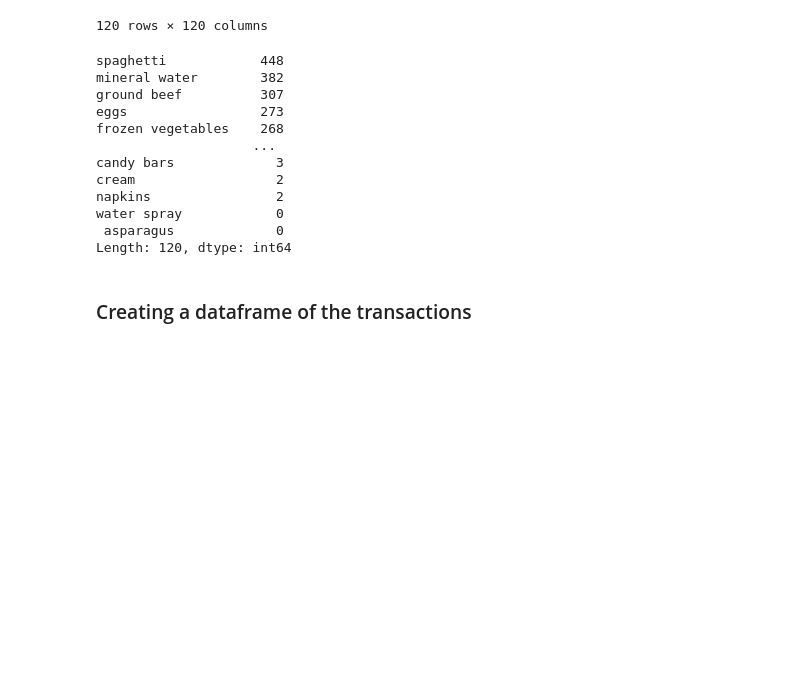
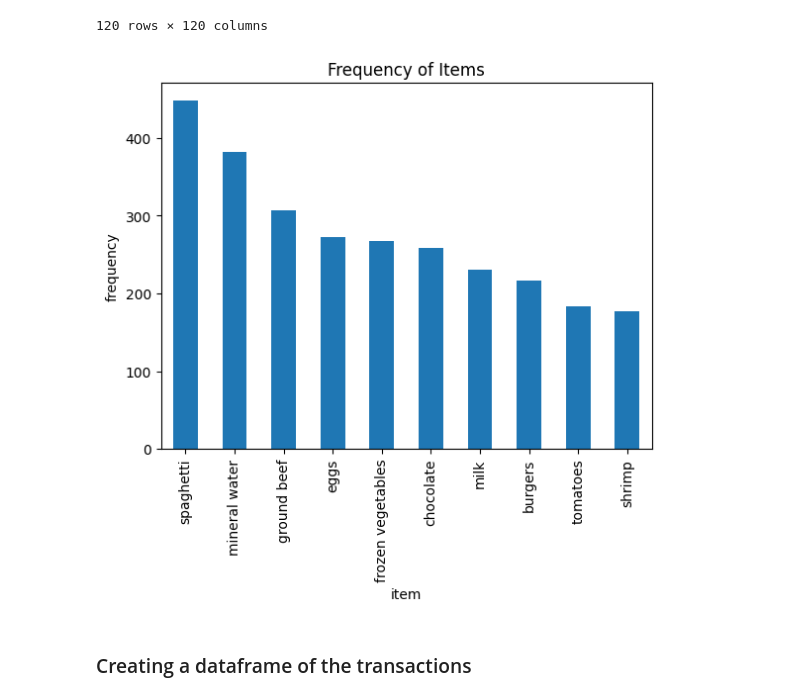
Before and after one commit to purusharthchrist/machine_learning, a Jupyter notebook: Lab_3/Lab_3.ipynb, the cells around one changed output. Drawn from its saved outputs; the diff is of its cells as text; code cells hidden in the pictures; blank space fills up the shorter version.

Commit message:
added a plot to lab 3

```diff
--- a/Lab_3/Lab_3.ipynb
+++ b/Lab_3/Lab_3.ipynb
@@ -107,20 +107,13 @@ item_matrix
 | napkins | 0 | 1 | 1 | 0 | 0 | 0 | 0 | 0 | ... |
 120 rows × 120 columns
 # %%
-item_matrix.max().sort_values(ascending=False)
+item_matrix.max().sort_values(ascending=False)[:10].plot(kind='bar')
+plt.ylabel('frequency')
+plt.xlabel('item')
+plt.title('Frequency of Items')
+plt.show()
 # %% [output]
-spaghetti            448
-mineral water        382
-ground beef          307
-eggs                 273
-frozen vegetables    268
-                    ...
-candy bars             3
-cream                  2
-napkins                2
-water spray            0
- asparagus             0
-Length: 120, dtype: int64
+[figure, added]
 # %% [markdown]
 ### Creating a dataframe of the transactions
 # %%
```
Also changed, not shown: parts of 14 cells of this notebook.
